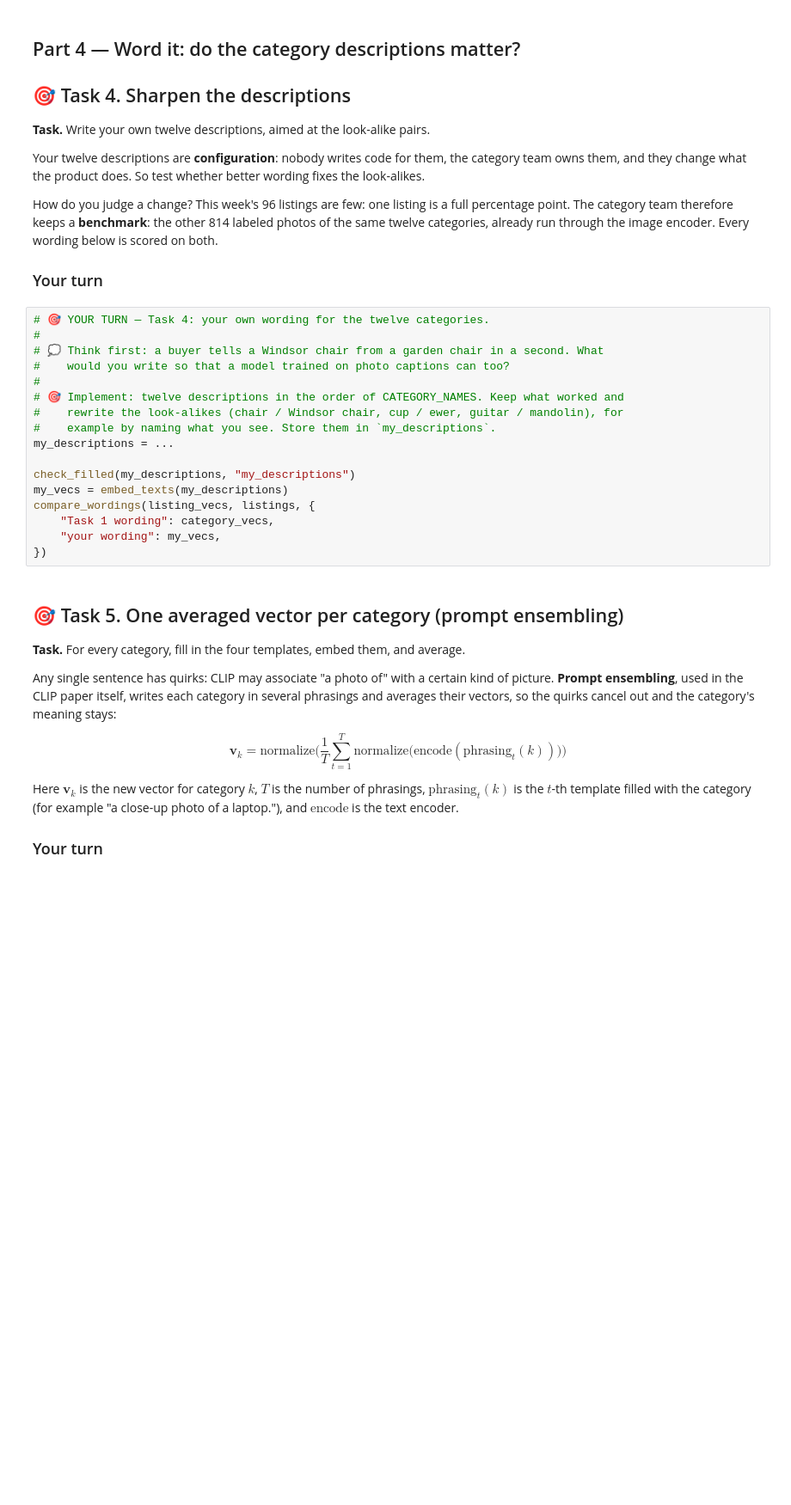
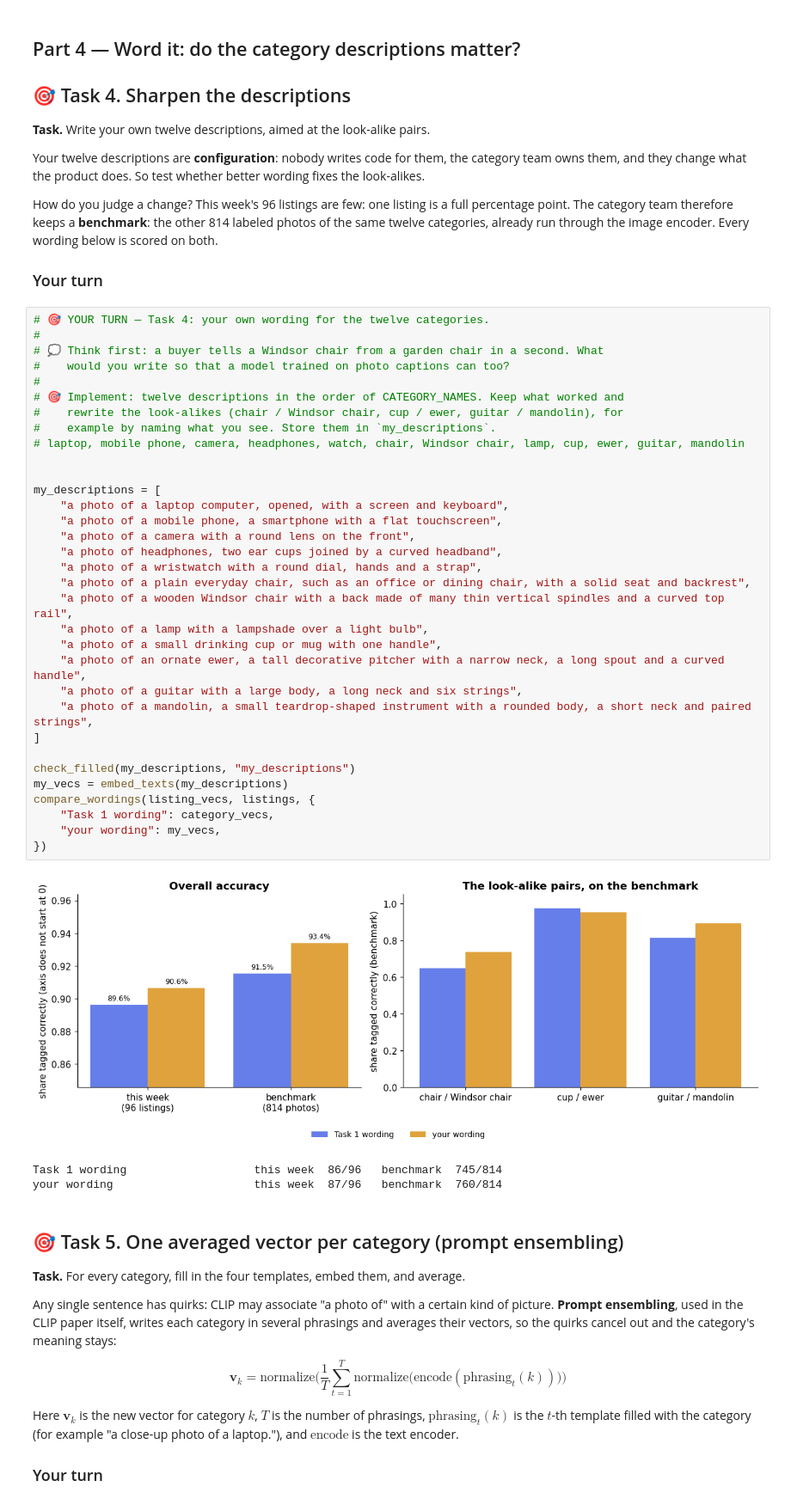
Before and after one commit to haduyenhoa/ETH-CAS-Week3, a Jupyter notebook: clip/cx_clip_w3.ipynb, the cells around one changed output. Shown at 86% size. Drawn from its saved outputs; the diff is of its cells as text; blank space fills up the shorter version.

```diff
--- a/clip/cx_clip_w3.ipynb
+++ b/clip/cx_clip_w3.ipynb
@@ -1482,20 +1512,40 @@ wording below is scored on both.
 # %%
 # 🎯 YOUR TURN — Task 4: your own wording for the twelve categories.
 #
 # 💭 Think first: a buyer tells a Windsor chair from a garden chair in a second. What
 #    would you write so that a model trained on photo captions can too?
 #
 # 🎯 Implement: twelve descriptions in the order of CATEGORY_NAMES. Keep what worked and
 #    rewrite the look-alikes (chair / Windsor chair, cup / ewer, guitar / mandolin), for
 #    example by naming what you see. Store them in `my_descriptions`.
-my_descriptions = ...
+# laptop, mobile phone, camera, headphones, watch, chair, Windsor chair, lamp, cup, ewer, guitar, mandolin
+
+
+my_descriptions = [
+    "a photo of a laptop computer, opened, with a screen and keyboard",
+    "a photo of a mobile phone, a smartphone with a flat touchscreen",
+    "a photo of a camera with a round lens on the front",
+    "a photo of headphones, two ear cups joined by a curved headband",
+    "a photo of a wristwatch with a round dial, hands and a strap",
+    "a photo of a plain everyday chair, such as an office or dining chair, with a solid seat and backrest",
+    "a photo of a wooden Windsor chair with a back made of many thin vertical spindles and a curved top rail",
+    "a photo of a lamp with a lampshade over a light bulb",
+    "a photo of a small drinking cup or mug with one handle",
+    "a photo of an ornate ewer, a tall decorative pitcher with a narrow neck, a long spout and a curved handle",
+    "a photo of a guitar with a large body, a long neck and six strings",
+    "a photo of a mandolin, a small teardrop-shaped instrument with a rounded body, a short neck and paired strings",
+]
 
 check_filled(my_descriptions, "my_descriptions")
 my_vecs = embed_texts(my_descriptions)
 compare_wordings(listing_vecs, listings, {
     "Task 1 wording": category_vecs,
     "your wording": my_vecs,
 })
+# %% [output]
+[figure, added]
+Task 1 wording                   this week  86/96   benchmark  745/814
+your wording                     this week  87/96   benchmark  760/814
 # %% [markdown]
 ## 🎯 Task 5. One averaged vector per category (prompt ensembling)
 
```
Also changed, not shown: parts of 6 cells of this notebook.
